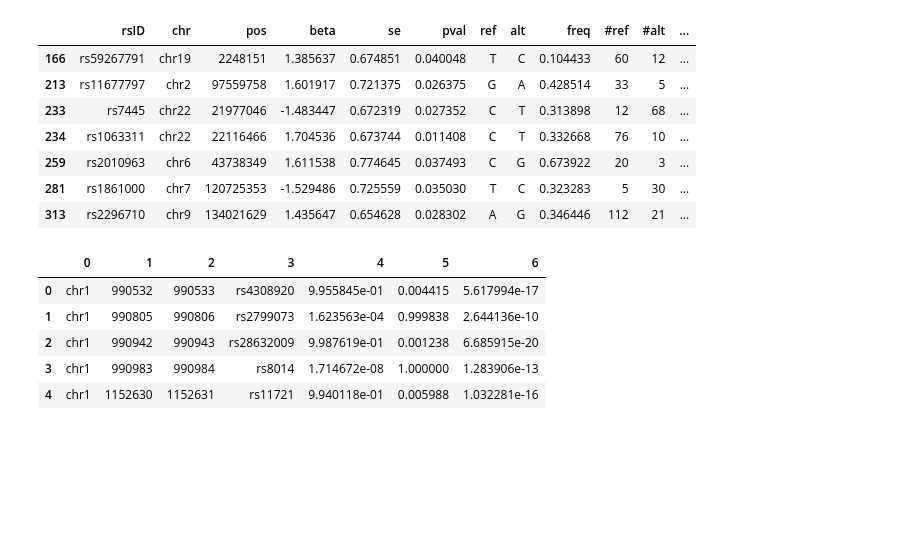
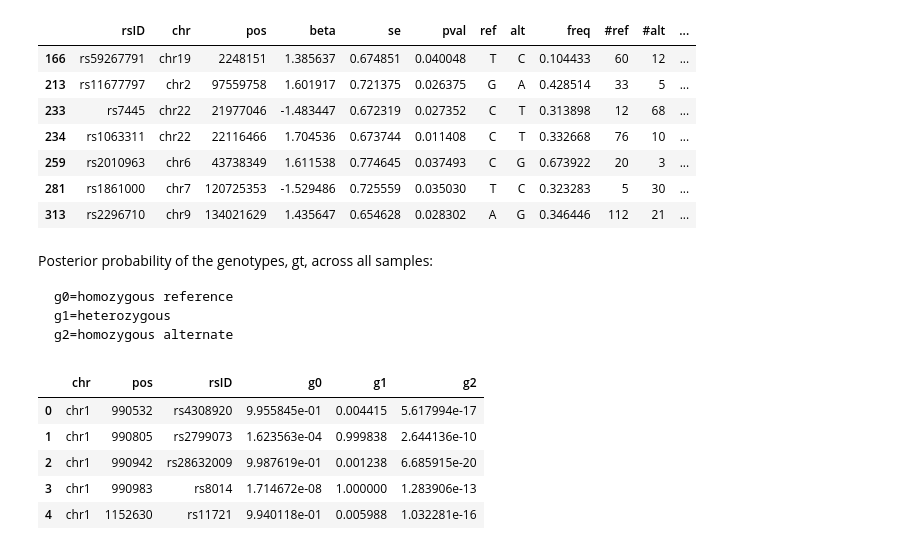
Before and after one commit to xinhe-lab/m6A-ASE, a Jupyter notebook: analysis/20180504_ASE_res.ipynb, the cells around one changed output. Cells and saved outputs as stored; diff of their text form; code cells hidden in the pictures; blank space fills up the shorter version.

```diff
--- a/analysis/20180504_ASE_res.ipynb
+++ b/analysis/20180504_ASE_res.ipynb
@@ -112,14 +105,20 @@ IGF2BP2[IGF2BP2["pval"] < p_cutoff]
 | 259 | rs2010963 | chr6 | 43738349 | 1.611538 | 0.774645 | 0.037493 | C | G | 0.673922 | 20 | 3 | ... |
 | 281 | rs1861000 | chr7 | 120725353 | -1.529486 | 0.725559 | 0.035030 | T | C | 0.323283 | 5 | 30 | ... |
 | 313 | rs2296710 | chr9 | 134021629 | 1.435647 | 0.654628 | 0.028302 | A | G | 0.346446 | 112 | 21 | ... |
+# %% [markdown]
+Posterior probability of the genotypes, gt, across all samples:
+
+    g0=homozygous reference
+    g1=heterozygous
+    g2=homozygous alternate
 # %%
-FTO_geno = pd.read_csv(f"{path}/FTO.wasp_remapped.qual10.dedup.quasar.genotype.tsv", header = None,
-                       sep = "\t")
+FTO_geno = pd.read_csv(f"{path}/FTO.wasp_remapped.qual10.dedup.quasar.genotype.tsv", header = None, sep = "\t",
+                       usecols = [0,1,3,4,5,6], names = ["chr", "pos", "rsID", "g0", "g1", "g2"])
 FTO_geno.head()
 # %% [output]
-|  | 0 | 1 | 2 | 3 | 4 | 5 | 6 |
-| 0 | chr1 | 990532 | 990533 | rs4308920 | 9.955845e-01 | 0.004415 | 5.617994e-17 |
-| 1 | chr1 | 990805 | 990806 | rs2799073 | 1.623563e-04 | 0.999838 | 2.644136e-10 |
-| 2 | chr1 | 990942 | 990943 | rs28632009 | 9.987619e-01 | 0.001238 | 6.685915e-20 |
-| 3 | chr1 | 990983 | 990984 | rs8014 | 1.714672e-08 | 1.000000 | 1.283906e-13 |
-| 4 | chr1 | 1152630 | 1152631 | rs11721 | 9.940118e-01 | 0.005988 | 1.032281e-16 |
+|  | chr | pos | rsID | g0 | g1 | g2 |
+| 0 | chr1 | 990532 | rs4308920 | 9.955845e-01 | 0.004415 | 5.617994e-17 |
+| 1 | chr1 | 990805 | rs2799073 | 1.623563e-04 | 0.999838 | 2.644136e-10 |
+| 2 | chr1 | 990942 | rs28632009 | 9.987619e-01 | 0.001238 | 6.685915e-20 |
+| 3 | chr1 | 990983 | rs8014 | 1.714672e-08 | 1.000000 | 1.283906e-13 |
+| 4 | chr1 | 1152630 | rs11721 | 9.940118e-01 | 0.005988 | 1.032281e-16 |
```
Also changed, not shown: parts of 2 cells of this notebook.
